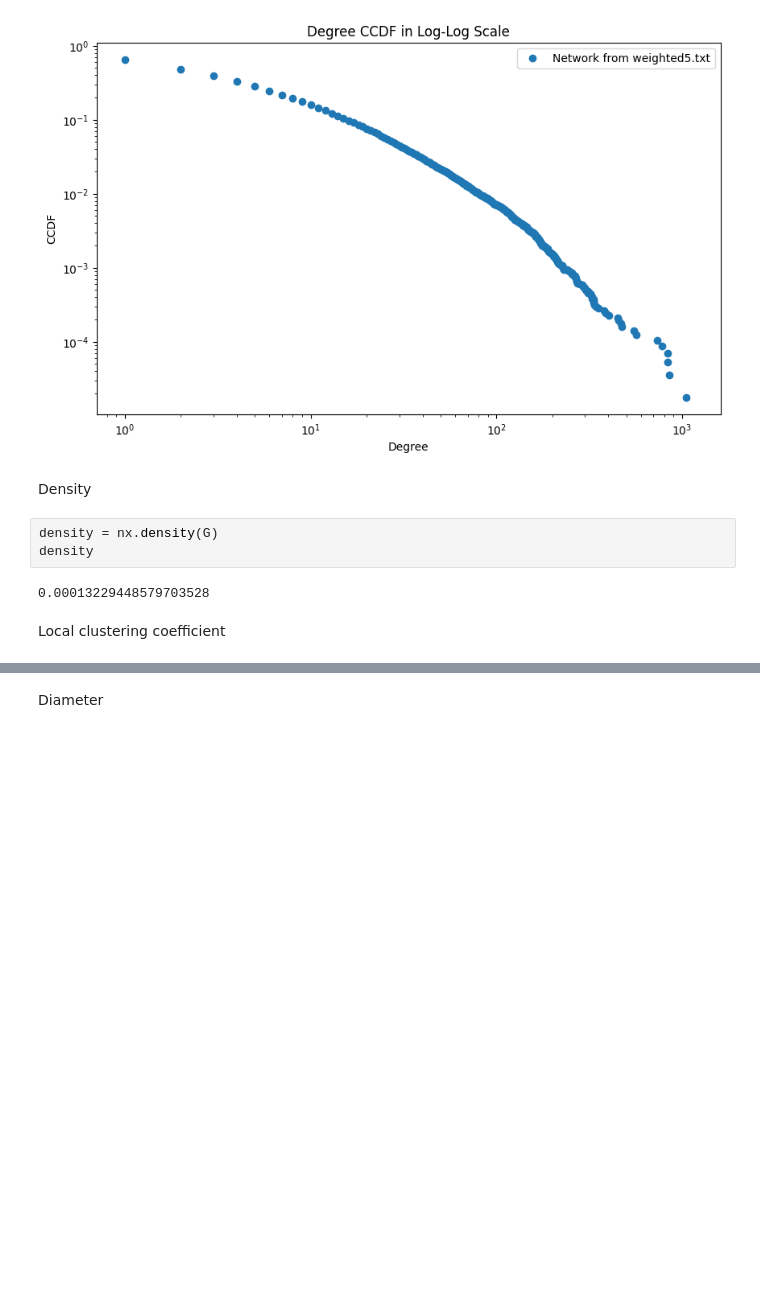
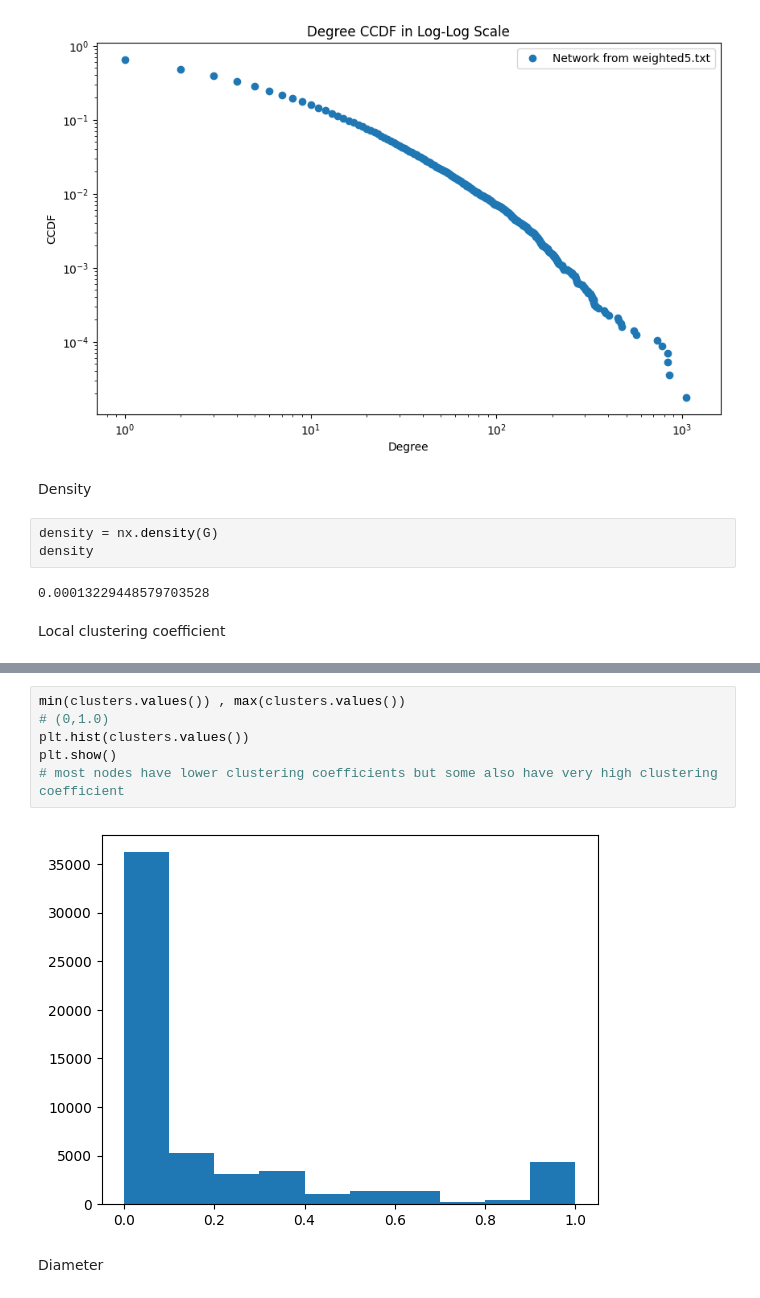
Before and after one commit to NetworkGang/NA-Project, a Jupyter notebook: src/EDA.ipynb, the cells around one changed output, grey strips where cells are left out. Cells and saved outputs as stored; diff of their text form; blank space fills up the shorter version.

Commit message:
ran clusters + diameter (should be in files)

```diff
--- a/src/EDA.ipynb
+++ b/src/EDA.ipynb
@@ -135,3 +151,11 @@ FileNotFoundError: [Errno 2] No such file or directory: 'data/clusters.pkl'
+# %%
+min(clusters.values()) , max(clusters.values())
+# (0,1.0)
+plt.hist(clusters.values())
+plt.show()
+# most nodes have lower clustering coefficients but some also have very high clustering coefficient
+# %% [output]
+[figure, added]
 # %% [markdown]
 Diameter
 # %%
```
Also changed, not shown: parts of 2 cells of this notebook, 1 other file.
